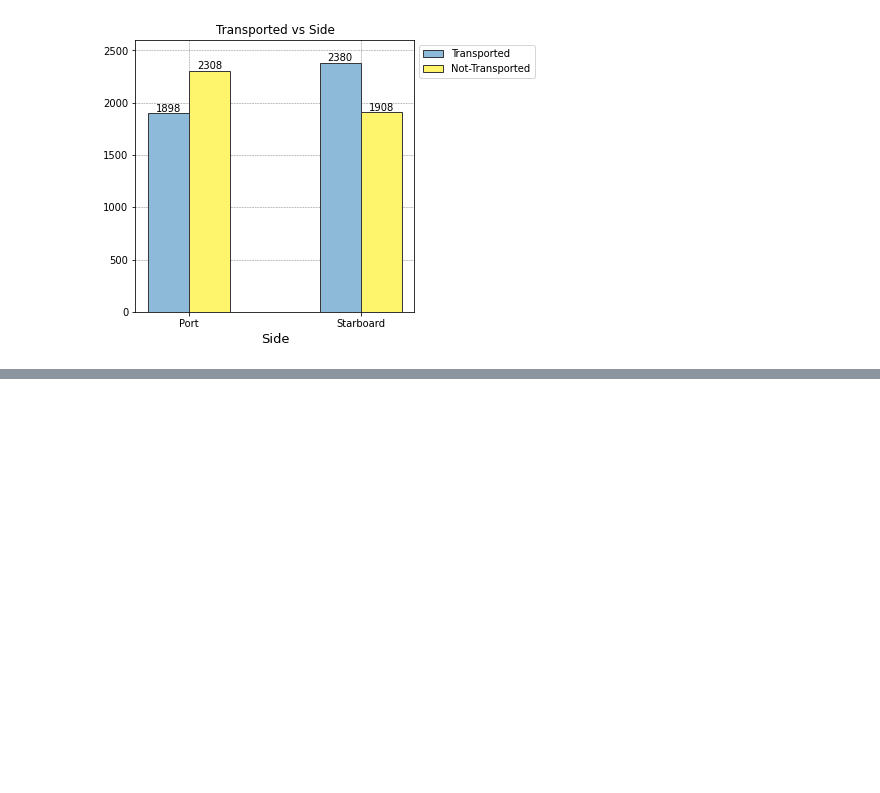
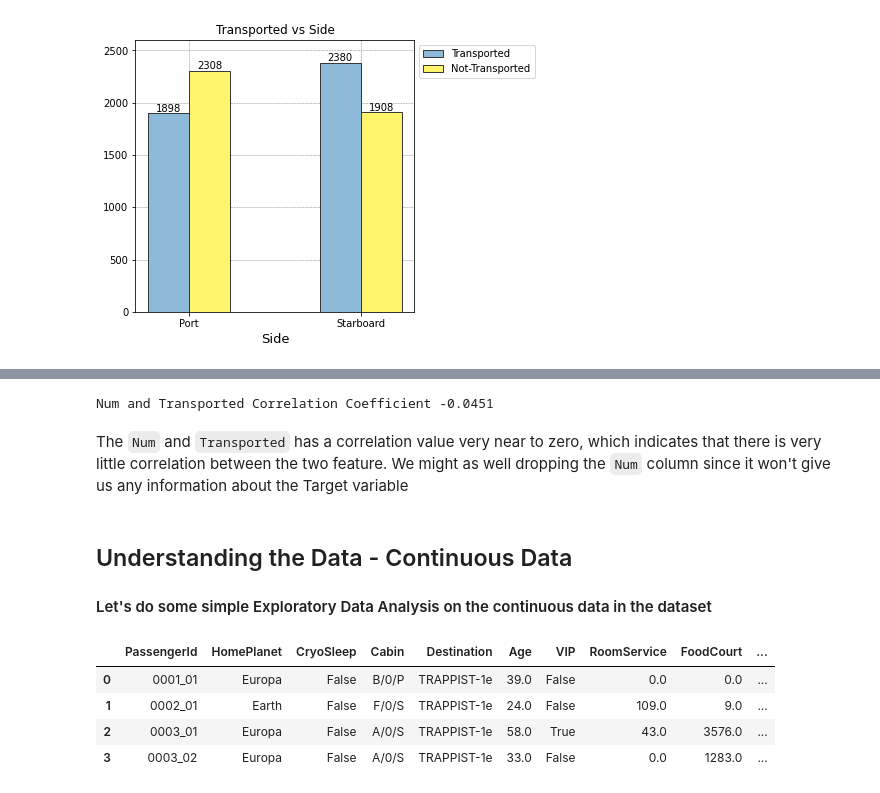
Before and after one commit to junedism/ams-classifier, a Jupyter notebook: spaceship-titanic-exploratory-data-analysis.ipynb, the cells around one changed output, grey strips where cells are left out. Cells and saved outputs as stored; diff of their text form; code cells hidden in the pictures; blank space fills up the shorter version.

```diff
--- a/spaceship-titanic-exploratory-data-analysis.ipynb
+++ b/spaceship-titanic-exploratory-data-analysis.ipynb
@@ -492,0 +523,18 @@ plt.show();
+# %%
+data_cluster = df_cabin[["Num", "Transported"]].corr()
+print("Num and Transported Correlation Coefficient {:.4f}".format(data_cluster.loc["Num", "Transported"]))
+# %% [output]
+Num and Transported Correlation Coefficient -0.0451
+# %% [markdown]
+The `Num` and `Transported` has a correlation value very near to zero, which indicates that there is very little correlation between the two feature. We might as well dropping the `Num` column since it won't give us any information about the Target variable
+# %% [markdown]
+## Understanding the Data - Continuous Data
+#### Let's do some simple Exploratory Data Analysis on the continuous data in the dataset
+# %%
+data_train.head(4)
+# %% [output]
+|  | PassengerId | HomePlanet | CryoSleep | Cabin | Destination | Age | VIP | RoomService | FoodCourt | ... |
+| 0 | 0001_01 | Europa | False | B/0/P | TRAPPIST-1e | 39.0 | False | 0.0 | 0.0 | ... |
+| 1 | 0002_01 | Earth | False | F/0/S | TRAPPIST-1e | 24.0 | False | 109.0 | 9.0 | ... |
+| 2 | 0003_01 | Europa | False | A/0/S | TRAPPIST-1e | 58.0 | True | 43.0 | 3576.0 | ... |
+| 3 | 0003_02 | Europa | False | A/0/S | TRAPPIST-1e | 33.0 | False | 0.0 | 1283.0 | ... |
```
Also changed, not shown: parts of 15 cells of this notebook.
